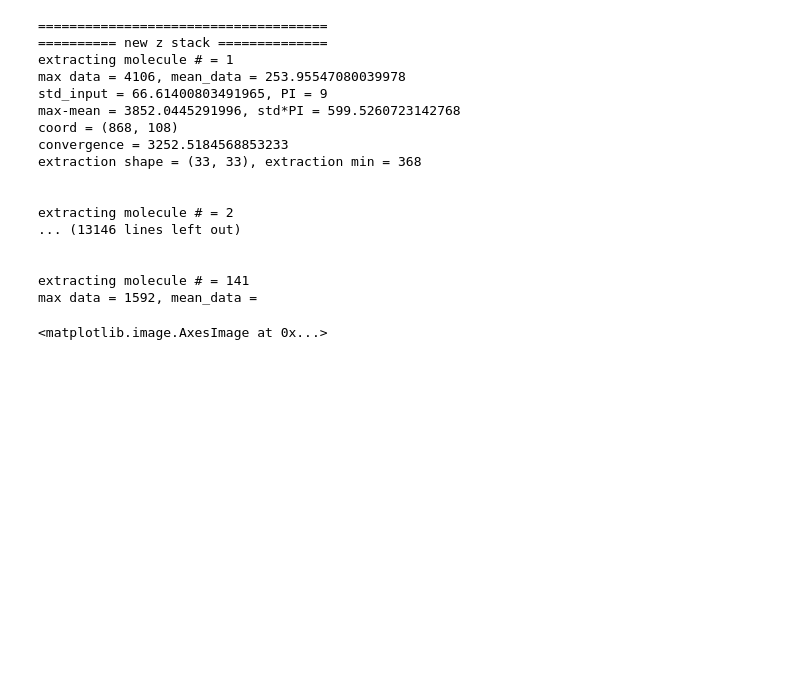
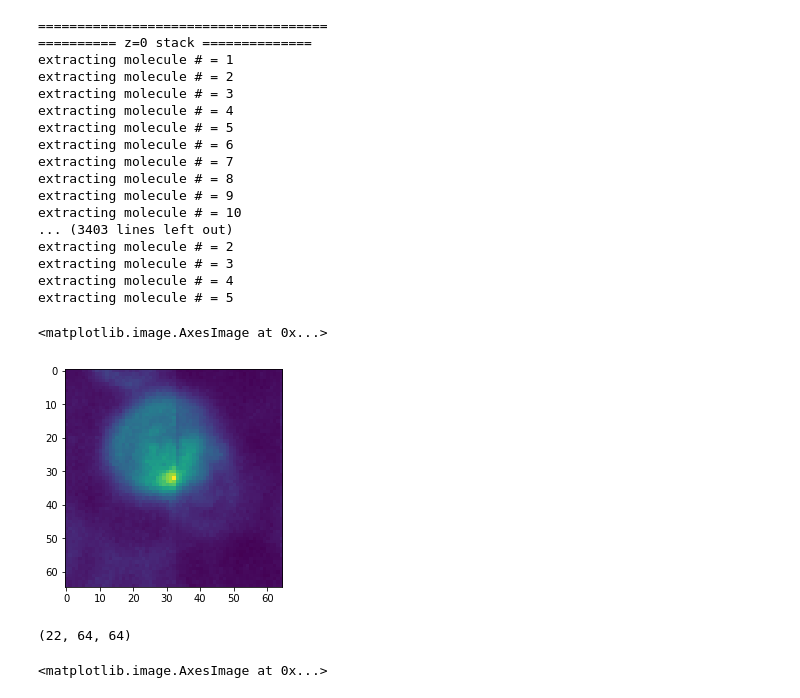
Before and after one commit to czbiohub/decon, a Jupyter notebook: decon_psf.ipynb, the cells around one changed output. Saved outputs shown, nothing was run; the diff lists cells and outputs as text; code cells hidden in the pictures; blank space fills up the shorter version.

```diff
--- a/decon_psf.ipynb
+++ b/decon_psf.ipynb
@@ -54,11 +54,11 @@ def trimBorders(playdata, radius):
 
 def triscutData(playdata, size):
     copydata = deepcopy(playdata)
-    copydata = np.delete(copydata, np.s_[-size:-1],0)
-    copydata = np.delete(copydata, np.s_[-size:-1],1)
-    copydata = np.delete(copydata, np.s_[0:size],0)
-    copydata = np.delete(copydata, np.s_[0:size],1)
-    return copydata
+    # copydata = np.delete(copydata, np.s_[-size:-1],0)
+    # copydata = np.delete(copydata, np.s_[-size:-1],1)
+    # copydata = np.delete(copydata, np.s_[0:size],0)
+    # copydata = np.delete(copydata, np.s_[0:size],1)
+    return copydata[size:-size, size:-size]
 
 def IDSM(inputdata, PeakIntensity, radius):
     std_input = np.std(inputdata)
@@ -66,7 +66,7 @@ def IDSM(inputdata, PeakIntensity, radius):
     mean_data = inputdata.mean()
 
     playdata = deepcopy(inputdata)
-    playdata = triscutData(playdata, 500)
+    playdata = triscutData(playdata, 512)
     playdata = trimBorders(playdata, radius)
     extractedList = []
 
@@ -83,10 +83,10 @@ def IDSM(inputdata, PeakIntensity, radius):
             playdata[ max_coord[0]-radius:max_coord[0]+radius+1 , max_coord[1]-radius:max_coord[1]+radius+1].fill(extractedList[-1].min())
 
         print("extracting molecule # = %s" % (len(extractedList)+1))
-        print("max data = %s, mean_data = %s\nstd_input = %s, PI = %s\nmax-mean = %s, std*PI = %s\ncoord = (%s, %s)" % (max_data, mean_data, std_input, PeakIntensity, max_data - mean_data, std_input * PeakIntensity, max_coord[0], max_coord[1]))
-        print("convergence = %s" % ((max_data - mean_data) - (std_input * PeakIntensity)))
-        print("extraction shape = %s, extraction min = %s" % (extraction.shape, extraction.min()))
-        print("\n")
+        # print("max data = %s, mean_data = %s\nstd_input = %s, PI = %s\nmax-mean = %s, std*PI = %s\ncoord = (%s, %s)" % (max_data, mean_data, std_input, PeakIntensity, max_data - mean_data, std_input * PeakIntensity, max_coord[0], max_coord[1]))
+        # print("convergence = %s" % ((max_data - mean_data) - (std_input * PeakIntensity)))
+        # print("extraction shape = %s, extraction min = %s" % (extraction.shape, extraction.min()))
+        # print("\n")
 
         extractedList.append(extraction)
 
@@ -105,35 +105,41 @@ def IDSM(inputdata, PeakIntensity, radius):
 newstack = []
 for zidx in range(0, stack.shape[0]):
     print("=====================================")
-    print("========== new z stack ==============")
-    newstack.append(np.asarray(IDSM(stack[zidx], 9, 16)))
+    print("========== z=%s stack =============="%zidx)
+    newstack.append(np.asarray(IDSM(stack[zidx], 9, 32)))
 # %% [output]
 =====================================
-========== new z stack ==============
+========== z=0 stack ==============
 extracting molecule # = 1
-max data = 4106, mean_data = 253.95547080039978
-std_input = 66.61400803491965, PI = 9
-max-mean = 3852.0445291996, std*PI = 599.5260723142768
-coord = (868, 108)
-convergence = 3252.5184568853233
-extraction shape = (33, 33), extraction min = 368
-
-
 extracting molecule # = 2
-... (13146 lines left out)
-
-
-extracting molecule # = 141
-max data = 1592, mean_data =
+extracting molecule # = 3
+extracting molecule # = 4
+extracting molecule # = 5
+extracting molecule # = 6
+extracting molecule # = 7
+extracting molecule # = 8
+extracting molecule # = 9
+extracting molecule # = 10
+... (3403 lines left out)
+extracting molecule # = 2
+extracting molecule # = 3
+extracting molecule # = 4
+extracting molecule # = 5
 # %%
 # average all single molecules in each z-plane
 avg_stack = []
 for zidx in range(0, len(newstack)):
     avg_stack.append(np.mean(newstack[zidx], axis=0))
 # %%
-plt.imshow(avg_stack[24])
+plt.imshow(avg_stack[22])
+# %% [output]
+<matplotlib.image.AxesImage at 0x...>
+[figure, added]
 # %%
-trunc_stack = avg_stack[5:-3]
-trunc_stack = np.asarray(trunc_stack, dtype=np.uint16)
+trunc_stack = avg_stack[:22]
+trunc_stack = np.asarray(trunc_stack, dtype=np.uint16)[:, :-1, :-1]
+trunc_stack.shape
+# %% [output]
+(22, 64, 64)
 # %%
 
```
Also changed, not shown: parts of 1 cell of this notebook.
